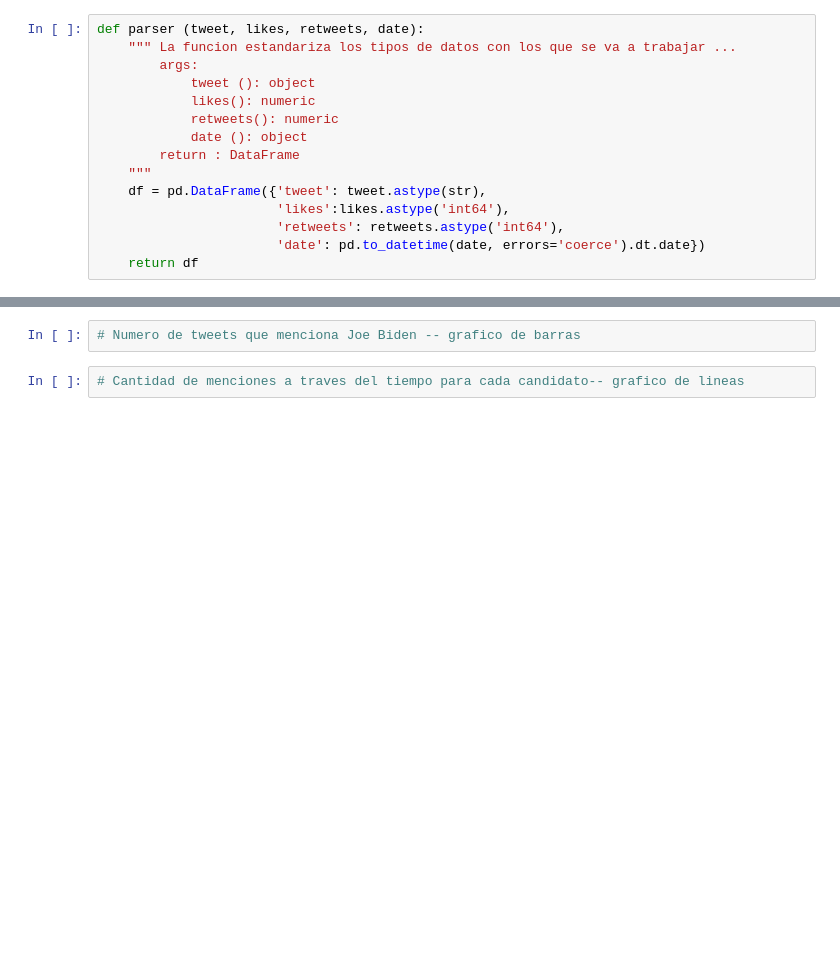
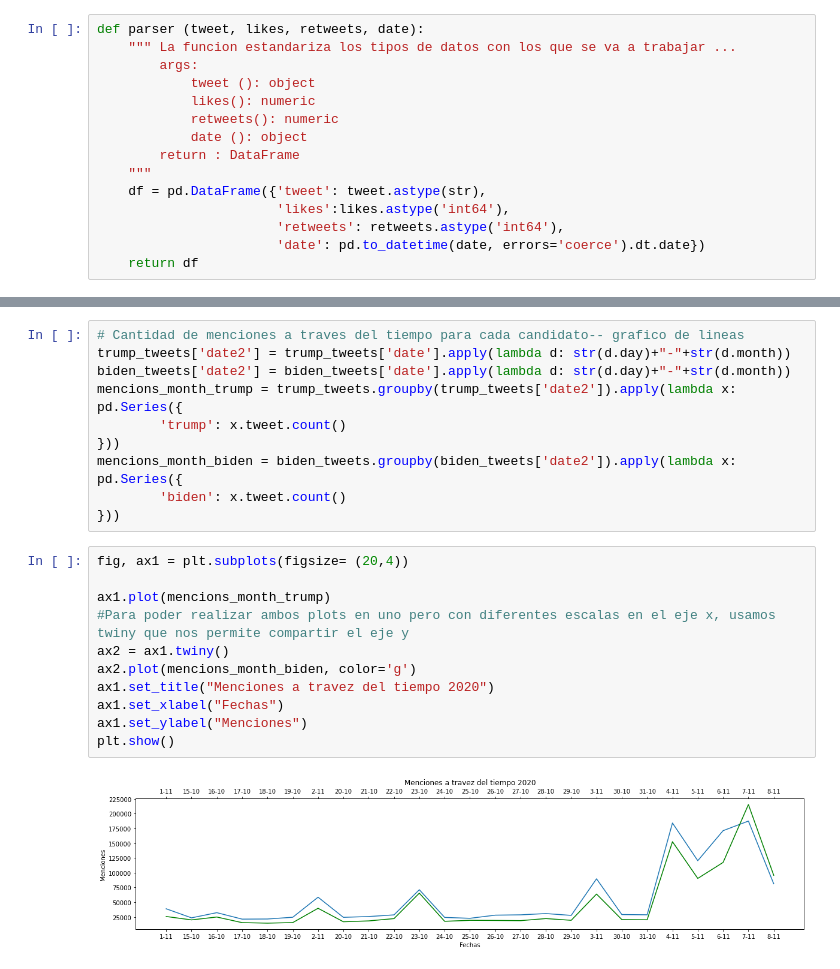
Before and after one commit to josue2510/Data_science_2020_election_support, a Jupyter notebook: Procesamiento.ipynb, the cells around one changed output, grey strips where cells are left out. Saved outputs shown, nothing was run; the diff lists cells and outputs as text; blank space fills up the shorter version.

```diff
--- a/Procesamiento.ipynb
+++ b/Procesamiento.ipynb
@@ -96,5 +122,24 @@ common_words = word_freq.most_common()
-# %%
-# Numero de tweets que menciona Joe Biden -- grafico de barras
 # %%
 # Cantidad de menciones a traves del tiempo para cada candidato-- grafico de lineas
+trump_tweets['date2'] = trump_tweets['date'].apply(lambda d: str(d.day)+"-"+str(d.month))
+biden_tweets['date2'] = biden_tweets['date'].apply(lambda d: str(d.day)+"-"+str(d.month))
+mencions_month_trump = trump_tweets.groupby(trump_tweets['date2']).apply(lambda x: pd.Series({
+        'trump': x.tweet.count()
+}))
+mencions_month_biden = biden_tweets.groupby(biden_tweets['date2']).apply(lambda x: pd.Series({
+        'biden': x.tweet.count()
+}))
+# %%
+fig, ax1 = plt.subplots(figsize= (20,4))
+
+ax1.plot(mencions_month_trump)
+#Para poder realizar ambos plots en uno pero con diferentes escalas en el eje x, usamos twiny que nos permite compartir el eje y
+ax2 = ax1.twiny()
+ax2.plot(mencions_month_biden, color='g')
+ax1.set_title("Menciones a travez del tiempo 2020")
+ax1.set_xlabel("Fechas")
+ax1.set_ylabel("Menciones")
+plt.show()
+# %% [output]
+[figure, added]
 # %%
```
Also changed, not shown: parts of 18 cells of this notebook.
